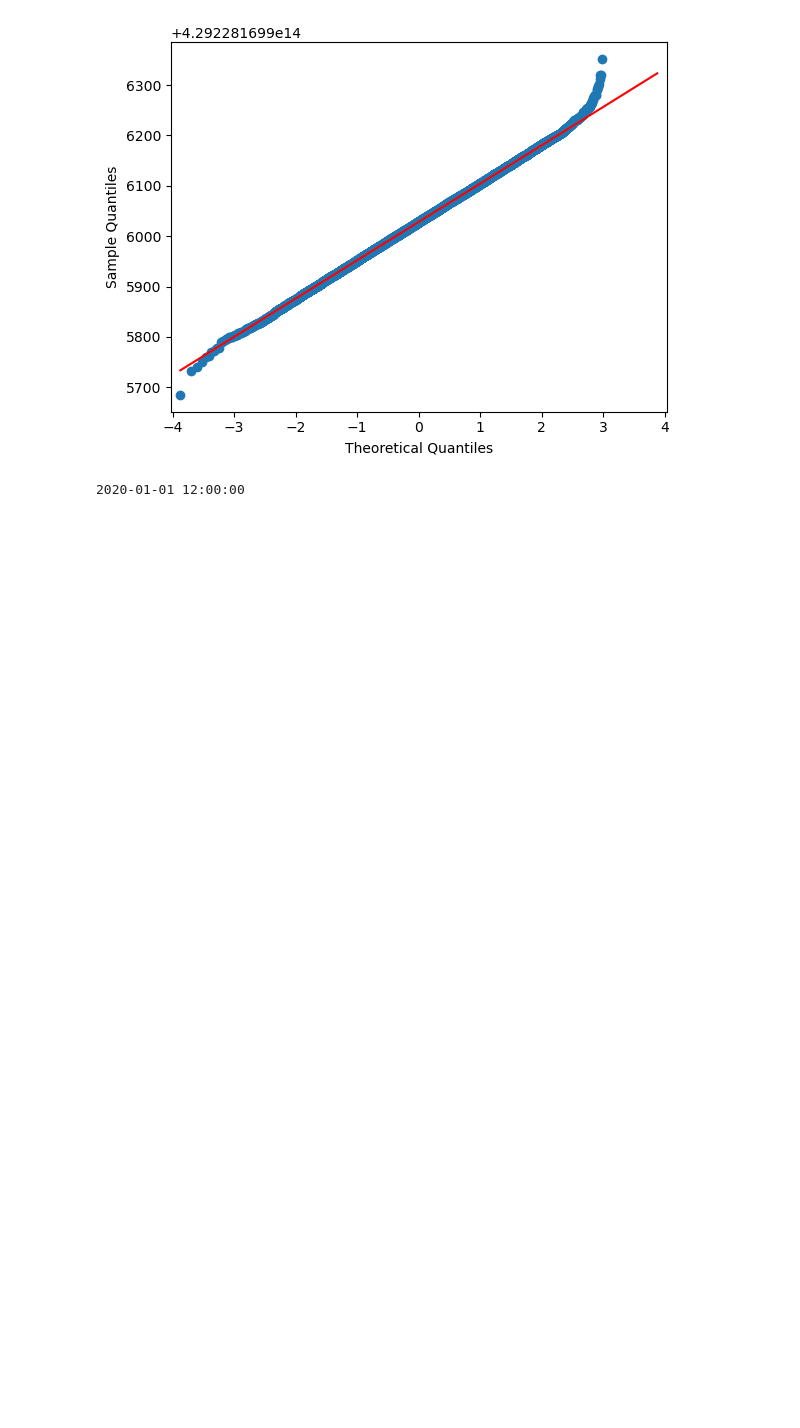
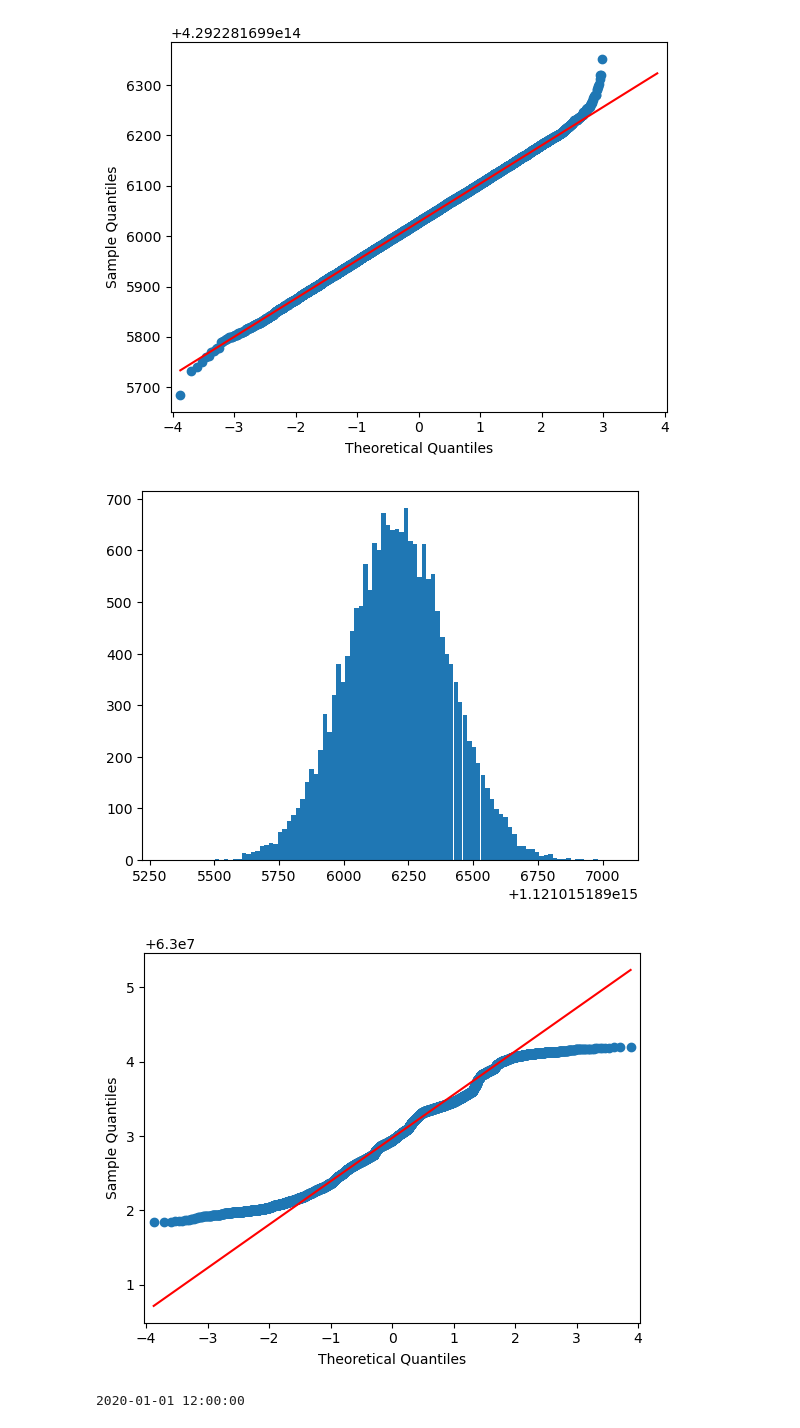
Before and after one commit to caitberry/atomic-clock, a Jupyter notebook: st-interp/three_clocks/three-clock-imputation.ipynb, the cells around one changed output. Cells and saved outputs as stored; diff of their text form; code cells hidden in the pictures; blank space fills up the shorter version.

```diff
--- a/st-interp/three_clocks/three-clock-imputation.ipynb
+++ b/st-interp/three_clocks/three-clock-imputation.ipynb
@@ -154,3 +151,23 @@ plt.show()
 # %% [output]
 [figure]
+# %%
+
+## Extract only "IS_GOOD" data for analysis
+good_condition_al = shift_data_Al["IS_GOOD"] == 1
+shift_data_Al_good = shift_data_Al[good_condition_al].reset_index(drop=True)
+good_condition_sr = shift_data_Sr["IS_GOOD"] == 1
+shift_data_Sr_good = shift_data_Sr[good_condition_sr].reset_index(drop=True)
+good_condition_yb = shift_data_Yb["IS_GOOD"] == 1
+shift_data_Yb_good = shift_data_Yb[good_condition_yb].reset_index(drop=True)
+
+#print(shift_data_Al_good.columns)
+tmp_dat = shift_data_Yb_good["shift"]
+plt.hist(nuAl, bins=100)
+plt.show()
+
+sm.qqplot(tmp_dat, stats.cauchy, line='q')
+plt.show()
+# %% [output]
+[figure, added]
+[figure, added]
 # %%
```
Also changed, not shown: parts of 2 cells of this notebook, 1 other file.
